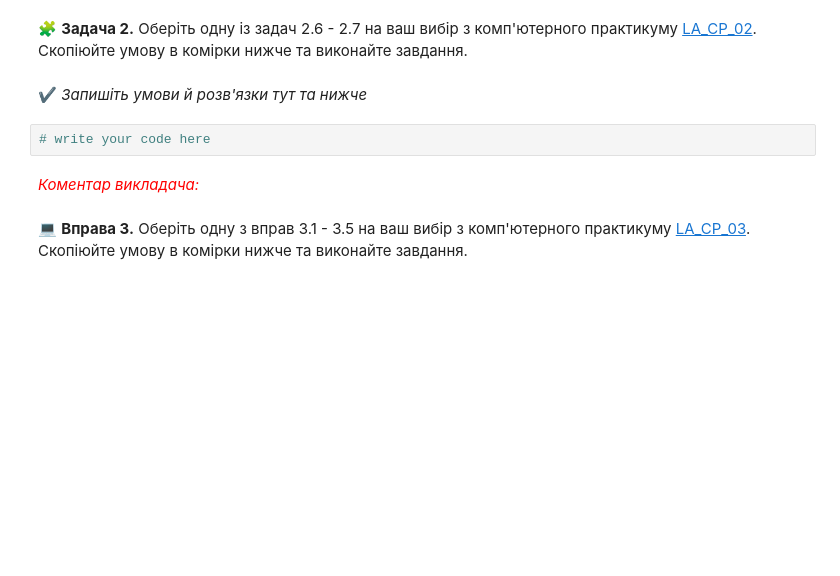
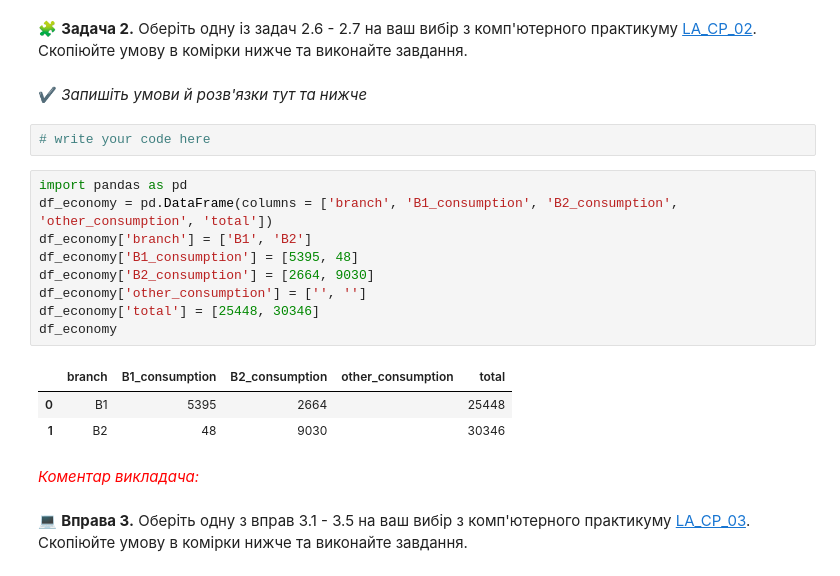
Before and after one commit to Rayzenbtw/linear_algebra, a Jupyter notebook: LA_COLAB_01_Shyhimahin_Volodymyr.ipynb, the cells around one changed output. Cells and saved outputs as stored; diff of their text form; blank space fills up the shorter version.

```diff
--- a/LA_COLAB_01_Shyhimahin_Volodymyr.ipynb
+++ b/LA_COLAB_01_Shyhimahin_Volodymyr.ipynb
@@ -337,6 +337,19 @@ print(pd.DataFrame(np.array(result).astype(float)))
 ✔️ *Запишіть умови й розв'язки тут та нижче*
 # %%
 # write your code here
+# %%
+import pandas as pd
+df_economy = pd.DataFrame(columns = ['branch', 'B1_consumption', 'B2_consumption', 'other_consumption', 'total'])
+df_economy['branch'] = ['B1', 'B2']
+df_economy['B1_consumption'] = [5395, 48]
+df_economy['B2_consumption'] = [2664, 9030]
+df_economy['other_consumption'] = ['', '']
+df_economy['total'] = [25448, 30346]
+df_economy
+# %% [output]
+|  | branch | B1_consumption | B2_consumption | other_consumption | total |
+| 0 | B1 | 5395 | 2664 |  | 25448 |
+| 1 | B2 | 48 | 9030 |  | 30346 |
 # %% [markdown]
 <font color="red"> *Коментар викладача:* <font>
 # %% [markdown]
```
Also changed, not shown: parts of 1 cell of this notebook, 2 other files.
